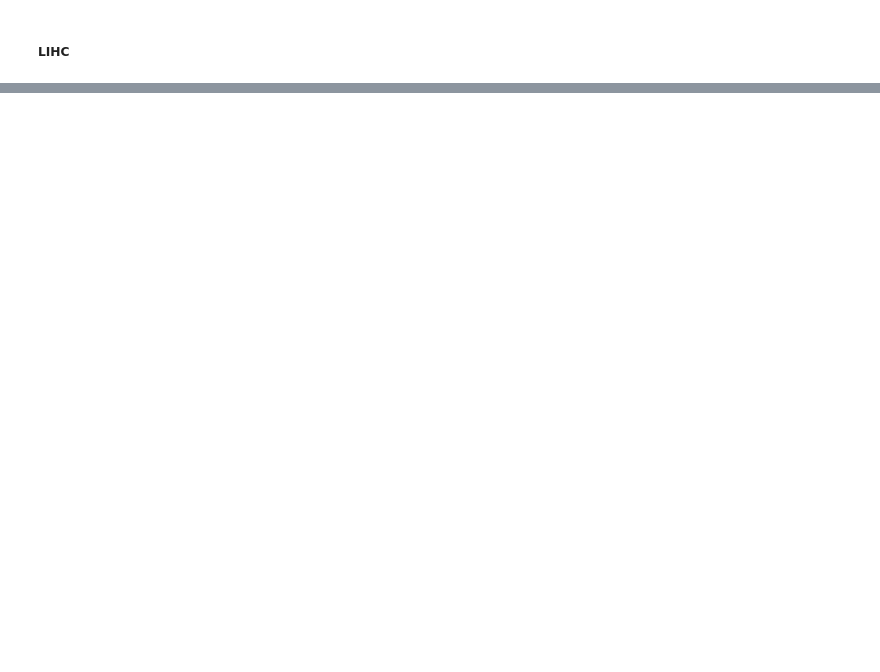
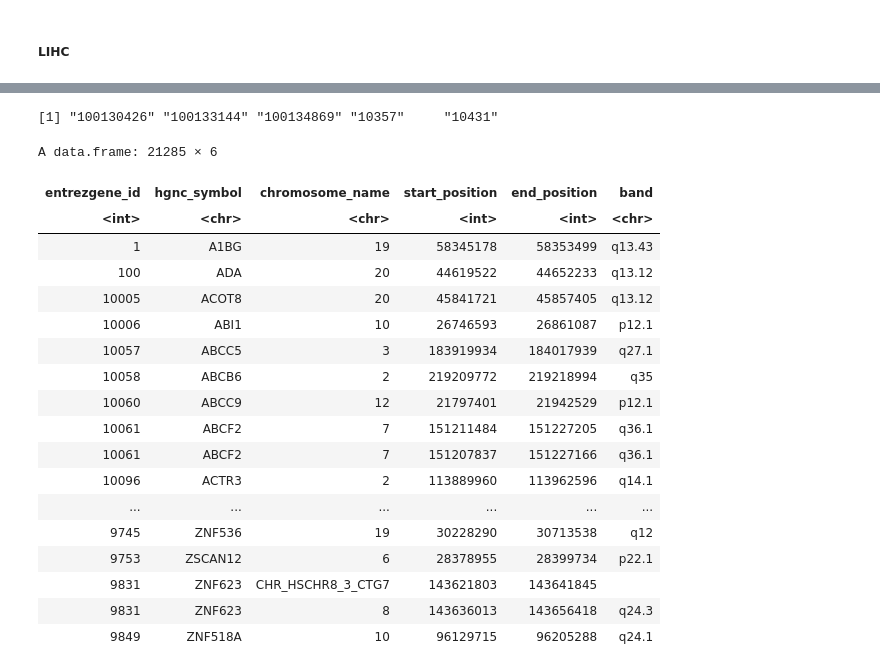
Before and after one commit to sohilsshah91/hacknights, a Jupyter notebook: EDA_TCGA_Liver_Cancer_ngiangre.ipynb, the cells around one changed output, grey strips where cells are left out. Saved outputs shown, nothing was run; the diff lists cells and outputs as text; code cells hidden in the pictures; blank space fills up the shorter version.

```diff
--- a/EDA_TCGA_Liver_Cancer_ngiangre.ipynb
+++ b/EDA_TCGA_Liver_Cancer_ngiangre.ipynb
@@ -162,3 +186,5 @@ lihc_rnaseq <- RTCGA.rnaseq::LIHC.rnaseq
+# %%
+rnaseq_dataset_list <- list("luad"=luad_rnaseq,"lusc"=lusc_rnaseq,"lihc"=lihc_rnaseq)
 # %% [markdown]
 #### View
 # %% [markdown]
@@ -262,0 +335,2 @@ A data.frame: 6 × 20532
+# %%
+ensembl = useMart("ensembl",dataset="hsapiens_gene_ensembl")
@@ -262,0 +349,32 @@ A data.frame: 6 × 20532
+# %%
+name='lihc'
+ids=sapply(strsplit(colnames(rnaseq_dataset_list[[name]])[-c(1)],"[|]"),function(x){x[2]})
+ids[1:5]
+# %% [output]
+[1] "100130426" "100133144" "100134869" "10357"     "10431"
+# %%
+getBM(attributes = c('entrezgene_id', 'hgnc_symbol', 'chromosome_name',
+                   'start_position', 'end_position', 'band'),
+      filters = 'entrezgene_id',
+      values = ids,
+      mart = ensembl)
+# %% [output]
+A data.frame: 21285 × 6
+| entrezgene_id | hgnc_symbol | chromosome_name | start_position | end_position | band |
+| <int> | <chr> | <chr> | <int> | <int> | <chr> |
+| 1 | A1BG | 19 | 58345178 | 58353499 | q13.43 |
+| 100 | ADA | 20 | 44619522 | 44652233 | q13.12 |
+| 10005 | ACOT8 | 20 | 45841721 | 45857405 | q13.12 |
+| 10006 | ABI1 | 10 | 26746593 | 26861087 | p12.1 |
+| 10057 | ABCC5 | 3 | 183919934 | 184017939 | q27.1 |
+| 10058 | ABCB6 | 2 | 219209772 | 219218994 | q35 |
+| 10060 | ABCC9 | 12 | 21797401 | 21942529 | p12.1 |
+| 10061 | ABCF2 | 7 | 151211484 | 151227205 | q36.1 |
+| 10061 | ABCF2 | 7 | 151207837 | 151227166 | q36.1 |
+| 10096 | ACTR3 | 2 | 113889960 | 113962596 | q14.1 |
+| ... | ... | ... | ... | ... | ... |
+| 9745 | ZNF536 | 19 | 30228290 | 30713538 | q12 |
+| 9753 | ZSCAN12 | 6 | 28378955 | 28399734 | p22.1 |
+| 9831 | ZNF623 | CHR_HSCHR8_3_CTG7 | 143621803 | 143641845 |  |
+| 9831 | ZNF623 | 8 | 143636013 | 143656418 | q24.3 |
+| 9849 | ZNF518A | 10 | 96129715 | 96205288 | q24.1 |
```
Also changed, not shown: parts of 33 cells of this notebook.
